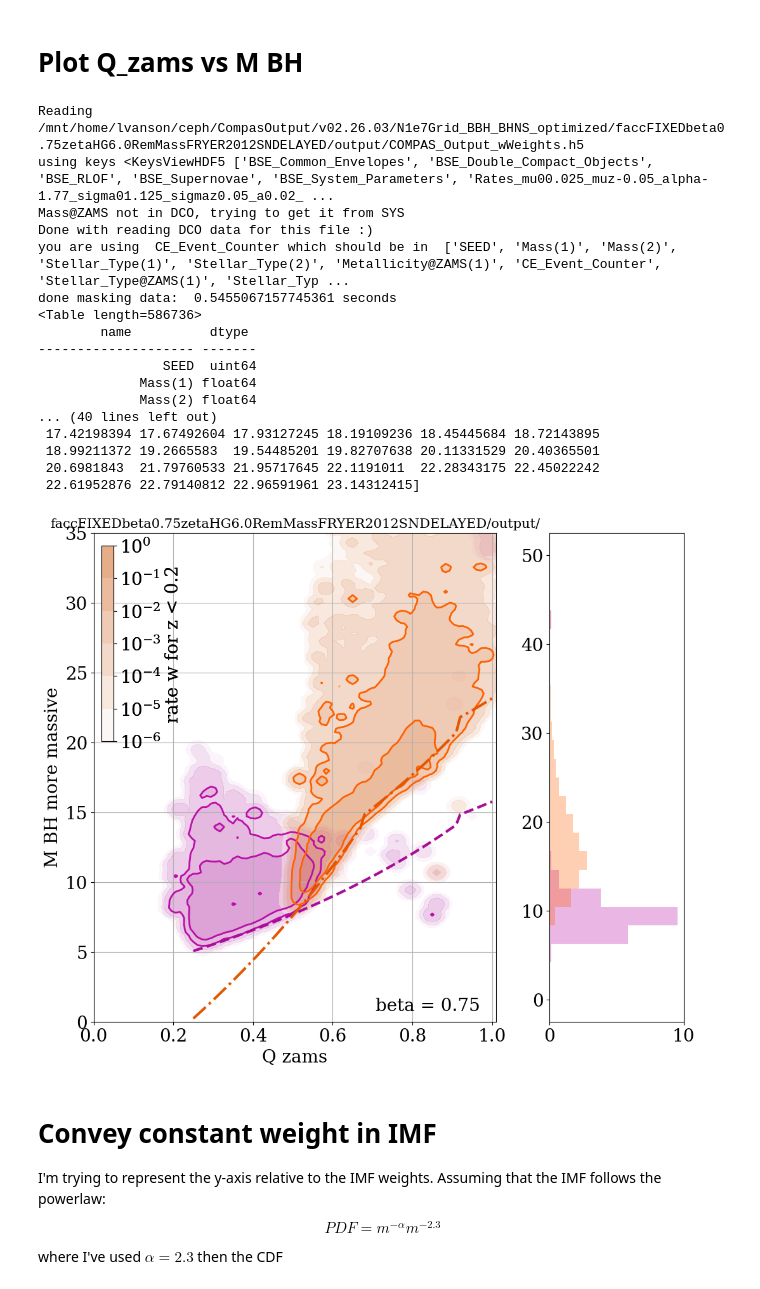
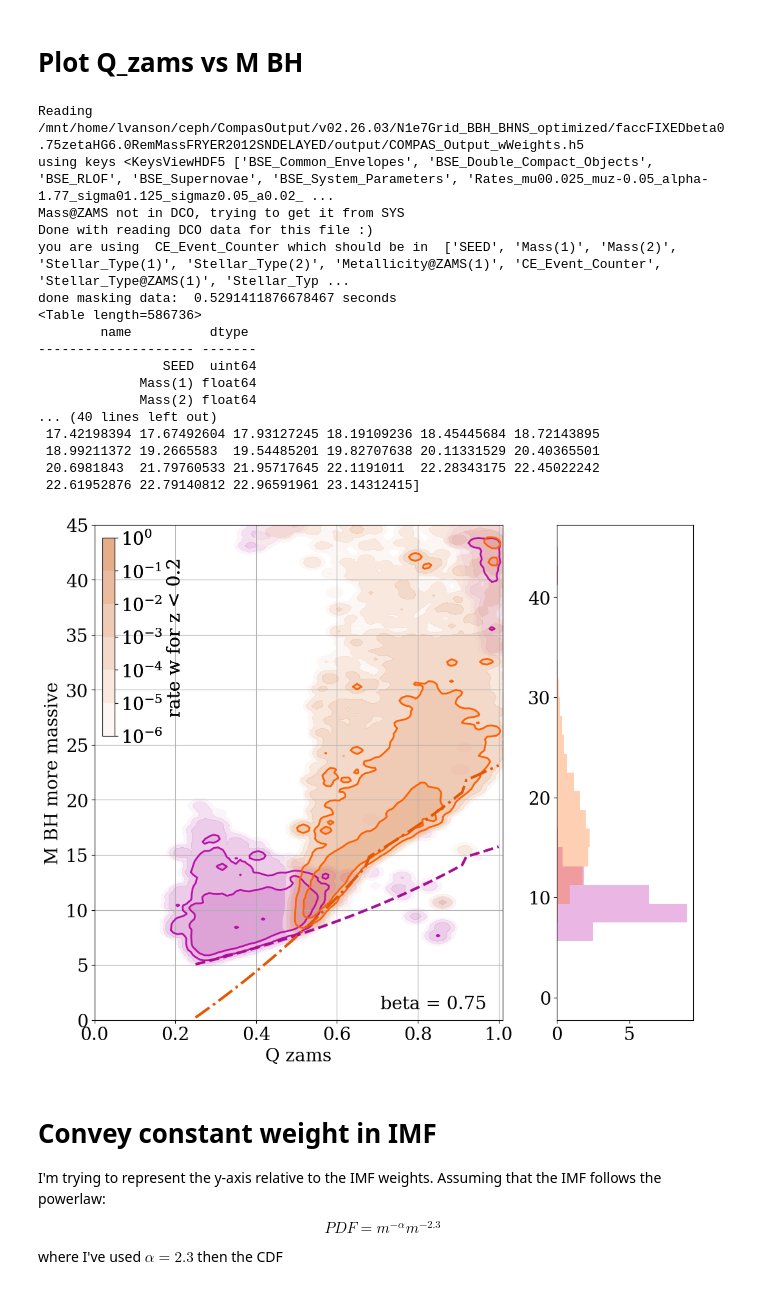
Before and after one commit to LiekeVanSon/BumpAt20, a Jupyter notebook: Code/qZAMS_M_plot.ipynb, the cells around one changed output. Drawn from its saved outputs; the diff is of its cells as text; code cells hidden in the pictures.

Commit message:
updated plot llimits

```diff
--- a/Code/qZAMS_M_plot.ipynb
+++ b/Code/qZAMS_M_plot.ipynb
@@ -404,7 +404,7 @@ for i, to_plot_table in enumerate([M1_moremass_BBH, M2_moremass_BBH]):
 
     # #######################
     # # Create the histogram interpolating to new y values
-    hist_bins = np.linspace(0,50,25)
+    hist_bins = np.linspace(0,45,25)
     ax2.hist(to_plot_table['M_moreMassive'], bins= hist_bins, weights = to_plot_weight,
             orientation='horizontal', color=colors[i], alpha=0.3)
 
@@ -420,37 +420,37 @@ ax.plot(qzams, minM_BH2, color = darken_color(MRR_color,0.9), lw = 3, ls = '-.',
 
 #######
 ax.text(0.7, 0.05, 'beta = %s' % (BETA), ha='left', va='top', transform=ax.transAxes, size=20)
 
 ax.set_xlabel('Q zams')
 ax.set_ylabel('M BH more massive')
 
-ax.set_ylim(0,35)
+ax.set_ylim(0,45)
 ax.set_xlim(0,1.01)
 
 ax.grid(True)
 
-ax.set_title(sim_name, fontsize =15)
+# ax.set_title(sim_name, fontsize =15)
 plt.savefig(f'../Plots/qzams_vs_MBH1_beta{BETA}.pdf', bbox_inches='tight')
 plt.show()
 # %% [output]
 Reading  /mnt/home/lvanson/ceph/CompasOutput/v02.26.03/N1e7Grid_BBH_BHNS_optimized/faccFIXEDbeta0.75zetaHG6.0RemMassFRYER2012SNDELAYED/output/COMPAS_Output_wWeights.h5
 using keys <KeysViewHDF5 ['BSE_Common_Envelopes', 'BSE_Double_Compact_Objects', 'BSE_RLOF', 'BSE_Supernovae', 'BSE_System_Parameters', 'Rates_mu00.025_muz-0.05_alpha-1.77_sigma01.125_sigmaz0.05_a0.02_ ...
 Mass@ZAMS not in DCO, trying to get it from SYS
 Done with reading DCO data for this file :)
 you are using  CE_Event_Counter which should be in  ['SEED', 'Mass(1)', 'Mass(2)', 'Stellar_Type(1)', 'Stellar_Type(2)', 'Metallicity@ZAMS(1)', 'CE_Event_Counter', 'Stellar_Type@ZAMS(1)', 'Stellar_Typ ...
-done masking data:  0.5455067157745361 seconds
+done masking data:  0.5291411876678467 seconds
 <Table length=586736>
         name          dtype
 -------------------- -------
                 SEED  uint64
              Mass(1) float64
              Mass(2) float64
 ... (40 lines left out)
  17.42198394 17.67492604 17.93127245 18.19109236 18.45445684 18.72143895
  18.99211372 19.2665583  19.54485201 19.82707638 20.11331529 20.40365501
  20.6981843  21.79760533 21.95717645 22.1191011  22.28343175 22.45022242
  22.61952876 22.79140812 22.96591961 23.14312415]
-[figure, old version]
+[figure, new version]
 # %% [markdown]
 # Convey constant weight in IMF
 
```
Also changed, not shown: parts of 1 cell of this notebook, 1 other file.
